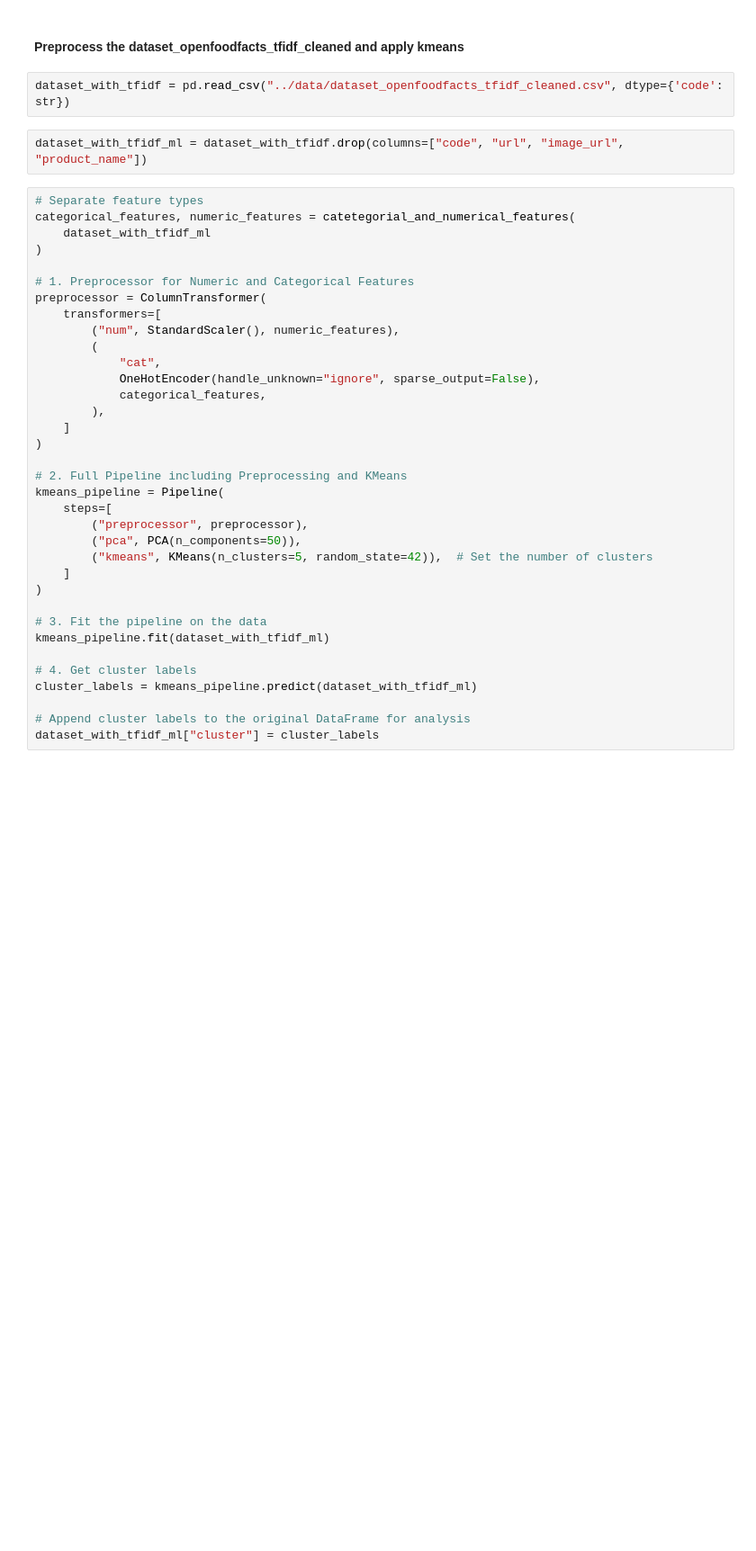
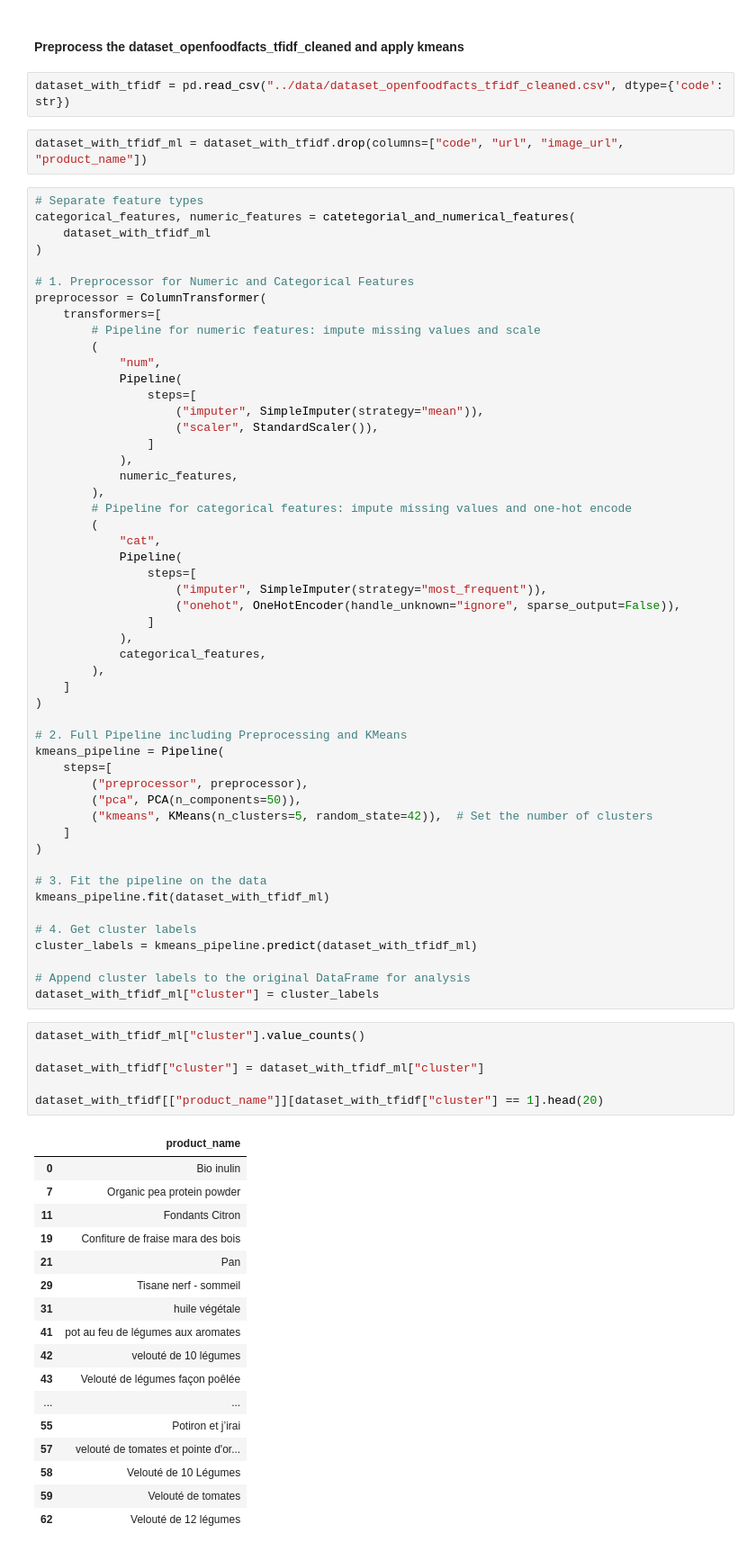
Before and after one commit to littlerobinson/foodstuffs_recommendation, a Jupyter notebook: notebooks/research_ben.ipynb, the cells around one changed output. Shown: that part at 90% size. Drawn from its saved outputs; the diff is of its cells as text; blank space fills up the shorter version.

```diff
--- a/notebooks/research_ben.ipynb
+++ b/notebooks/research_ben.ipynb
@@ -523,10 +541,26 @@ categorical_features, numeric_features = catetegorial_and_numerical_features(
 # 1. Preprocessor for Numeric and Categorical Features
 preprocessor = ColumnTransformer(
     transformers=[
-        ("num", StandardScaler(), numeric_features),
+        # Pipeline for numeric features: impute missing values and scale
+        (
+            "num",
+            Pipeline(
+                steps=[
+                    ("imputer", SimpleImputer(strategy="mean")),
+                    ("scaler", StandardScaler()),
+                ]
+            ),
+            numeric_features,
+        ),
+        # Pipeline for categorical features: impute missing values and one-hot encode
         (
             "cat",
-            OneHotEncoder(handle_unknown="ignore", sparse_output=False),
+            Pipeline(
+                steps=[
+                    ("imputer", SimpleImputer(strategy="most_frequent")),
+                    ("onehot", OneHotEncoder(handle_unknown="ignore", sparse_output=False)),
+                ]
+            ),
             categorical_features,
         ),
     ]
@@ -549,3 +583,27 @@ cluster_labels = kmeans_pipeline.predict(dataset_with_tfidf_ml)
 
 # Append cluster labels to the original DataFrame for analysis
 dataset_with_tfidf_ml["cluster"] = cluster_labels
+# %%
+dataset_with_tfidf_ml["cluster"].value_counts()
+
+dataset_with_tfidf["cluster"] = dataset_with_tfidf_ml["cluster"]
+
+dataset_with_tfidf[["product_name"]][dataset_with_tfidf["cluster"] == 1].head(20)
+# %% [output]
+|  | product_name |
+| 0 | Bio inulin |
+| 7 | Organic pea protein powder |
+| 11 | Fondants Citron |
+| 19 | Confiture de fraise mara des bois |
+| 21 | Pan |
+| 29 | Tisane nerf - sommeil |
+| 31 | huile végétale |
+| 41 | pot au feu de légumes aux aromates |
+| 42 | velouté de 10 légumes |
+| 43 | Velouté de légumes façon poêlée |
+| ... | ... |
+| 55 | Potiron et j’irai |
+| 57 | velouté de tomates et pointe d'or... |
+| 58 | Velouté de 10 Légumes |
+| 59 | Velouté de tomates |
+| 62 | Velouté de 12 légumes |
```
Also changed, not shown: parts of 5 cells of this notebook.
